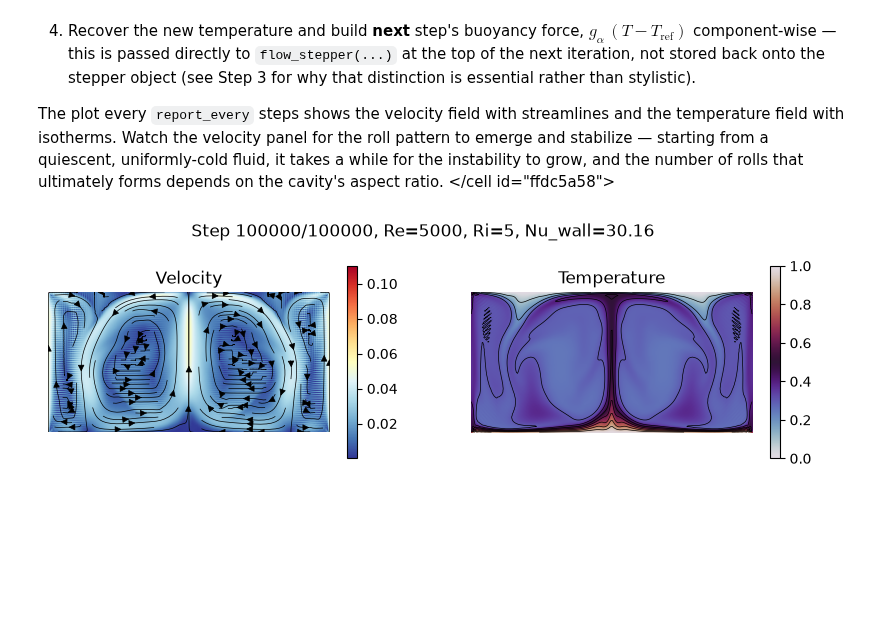
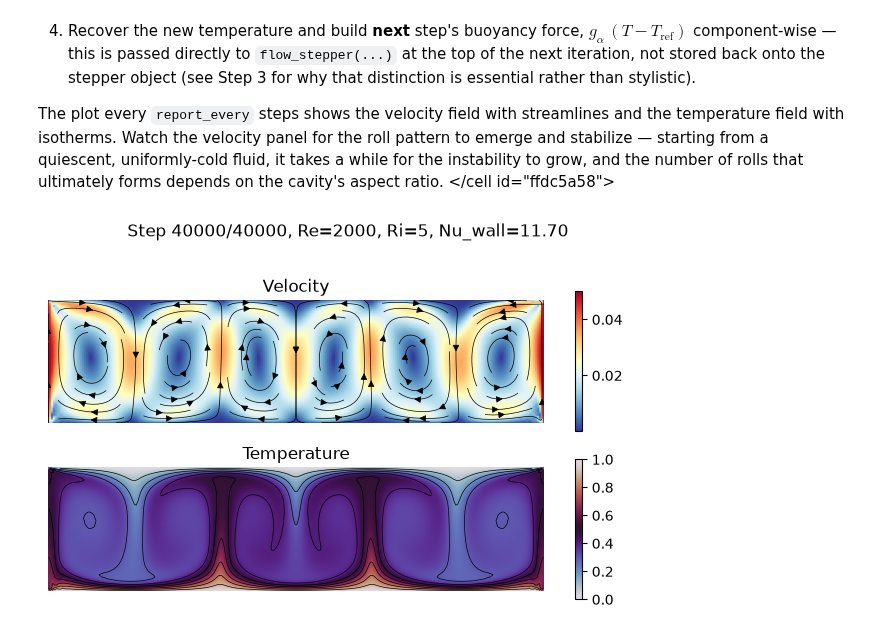
Before and after one commit to Autodesk/XLB, a Jupyter notebook: examples/tutorials/07_rayleighbenard.ipynb, the cells around one changed output. Drawn from its saved outputs; the diff is of its cells as text; code cells hidden in the pictures; blank space fills up the shorter version.

```diff
--- a/examples/tutorials/07_rayleighbenard.ipynb
+++ b/examples/tutorials/07_rayleighbenard.ipynb
@@ -69,7 +69,7 @@ One sign convention is worth flagging, since it is easy to get backwards and pro
 </cell id="c0361db0">
 # %%
 N = 256
-H_to_L_ratio = 0.5
+H_to_L_ratio = 0.25
 grid_shape = (N, int(N * H_to_L_ratio))
 precision_policy = PrecisionPolicy.FP64FP64
 compute_backend = ComputeBackend.JAX
@@ -86,7 +86,7 @@ xlb.init(
 thermal_velocity_set = xlb.velocity_set.D2Q5(precision_policy=precision_policy, compute_backend=compute_backend)
 
 Pr = 0.71
-Re = 5000
+Re = 2000
 Pe = Re * Pr
 Ri = 5
 
@@ -203,7 +209,7 @@ zero_moment = ZeroMoment(
     compute_backend=compute_backend,
 )
 
-num_steps = 100000
+num_steps = 40000
 report_every = 5000
 H = grid_shape[1] - 1
 delta_T = 1.0 - T_ref
@@ -237,38 +243,40 @@ for i in range(num_steps):
 
     # 5. Every `report_every` steps: record the wall-gradient Nusselt number at the hot
     #    (bottom) wall (sampled sparsely, not every step, since pulling a JAX array to the
     #    host forces a device sync) and make a plot.
-    fig_size = 5
-    nrows = 1
-    ncols = 2
+    fig_size = 8
+    nrows = 2
+    ncols = 1
     if (i+1) % report_every == 0:
         T_host = np.asarray(T)
         Nu_wall_step = float(-(T_host[:, 1].mean() - 1.0) * H / delta_T)
         nu_history.append((i + 1, Nu_wall_step))
 
-        fig, axs = plt.subplots(nrows, ncols, figsize=(fig_size * ncols, fig_size * H_to_L_ratio))
+        fig, axs = plt.subplots(nrows, ncols, figsize=(fig_size * ncols, fig_size * nrows * H_to_L_ratio))
 
         axs[0].set_title("Velocity")
         c = axs[0].imshow(np.linalg.norm(u, axis=0).T, origin="lower", cmap="RdYlBu_r")
-        axs[0].streamplot(np.arange(0, grid_shape[0], 1), np.arange(0, grid_shape[1], 1), u[0].T, u[1].T, color="k", density=1.0, linewidth=0.5)
+
+        if i == num_steps - 1:
+            axs[0].streamplot(np.arange(0, grid_shape[0], 1), np.arange(0, grid_shape[1], 1), u[0].T, u[1].T, color="k", density=1.0, linewidth=0.5)
 
         axs[0].set_xlim(0, grid_shape[0]-1)
         axs[0].set_ylim(0, grid_shape[1]-1)
-        fig.colorbar(c, ax=axs[0])
+        fig.colorbar(c, ax=axs[0], aspect = 20)
 
         axs[1].set_title("Temperature")
         c = axs[1].imshow(T_host.T, origin="lower", cmap="twilight", vmin=0, vmax=1)
         xg, yg = np.meshgrid(np.arange(0, grid_shape[0], 1), np.arange(0, grid_shape[1], 1))
         axs[1].contour(xg, yg, T_host.T, levels=[0.1, 0.2, 0.3, 0.4, 0.5, 0.6, 0.7, 0.8, 0.9], colors="k", linewidths=0.5)
-        fig.colorbar(c, ax=axs[1])
+        fig.colorbar(c, ax=axs[1], aspect = 20)
 
         for ax in axs:
             ax.axis('off')
 
         fig.suptitle(f"Step {i+1}/{num_steps}, Re={Re}, Ri={Ri}, Nu_wall={Nu_wall_step:.2f}", y=1.05)
 
         plt.show()
         clc(wait=True)
         plt.close(fig)
 # %% [output]
-[figure, old version]
+[figure, new version]
```
Also changed, not shown: parts of 3 cells of this notebook, 8 other files.
